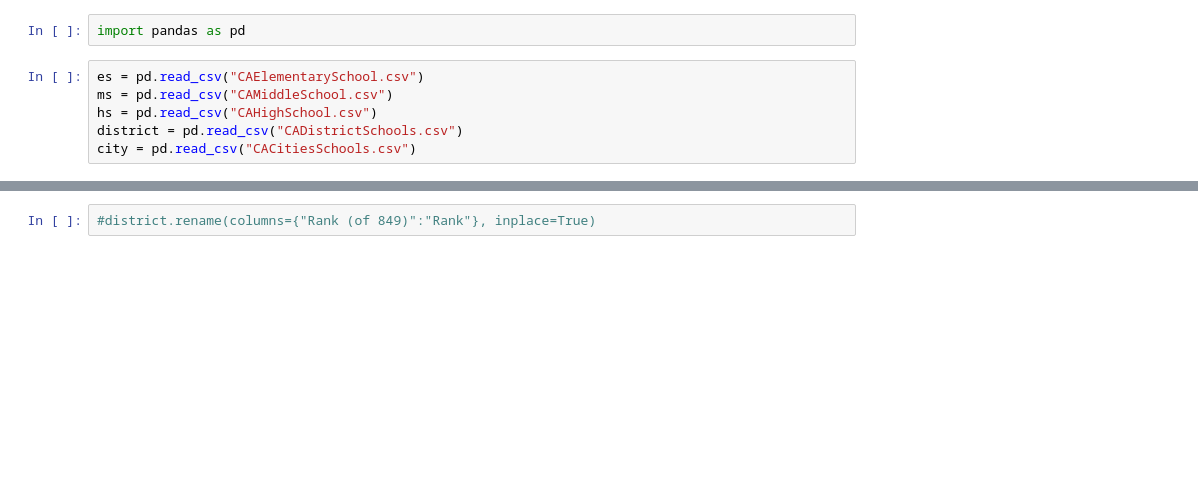
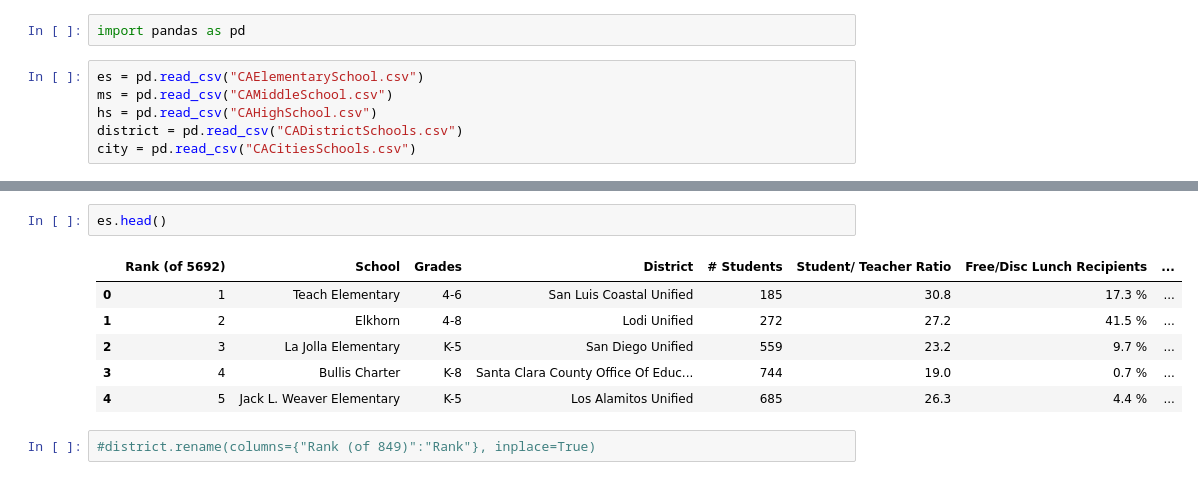
Before and after one commit to SUSA-org/HousingCrisisAPP, a Jupyter notebook: concat_education_data.ipynb, the cells around one changed output, grey strips where cells are left out. Saved outputs shown, nothing was run; the diff lists cells and outputs as text; blank space fills up the shorter version.

```diff
--- a/concat_education_data.ipynb
+++ b/concat_education_data.ipynb
@@ -9,3 +18,12 @@ city = pd.read_csv("CACitiesSchools.csv")
+# %%
+es.head()
+# %% [output]
+|  | Rank (of 5692) | School | Grades | District | # Students | Student/ Teacher Ratio | Free/Disc Lunch Recipients | ... |
+| 0 | 1 | Teach Elementary | 4-6 | San Luis Coastal Unified | 185 | 30.8 | 17.3 % | ... |
+| 1 | 2 | Elkhorn | 4-8 | Lodi Unified | 272 | 27.2 | 41.5 % | ... |
+| 2 | 3 | La Jolla Elementary | K-5 | San Diego Unified | 559 | 23.2 | 9.7 % | ... |
+| 3 | 4 | Bullis Charter | K-8 | Santa Clara County Office Of Educ... | 744 | 19.0 | 0.7 % | ... |
+| 4 | 5 | Jack L. Weaver Elementary | K-5 | Los Alamitos Unified | 685 | 26.3 | 4.4 % | ... |
 # %%
 #district.rename(columns={"Rank (of 849)":"Rank"}, inplace=True)
 # %%
```
Also changed, not shown: parts of 1 cell of this notebook, 2 other files.
